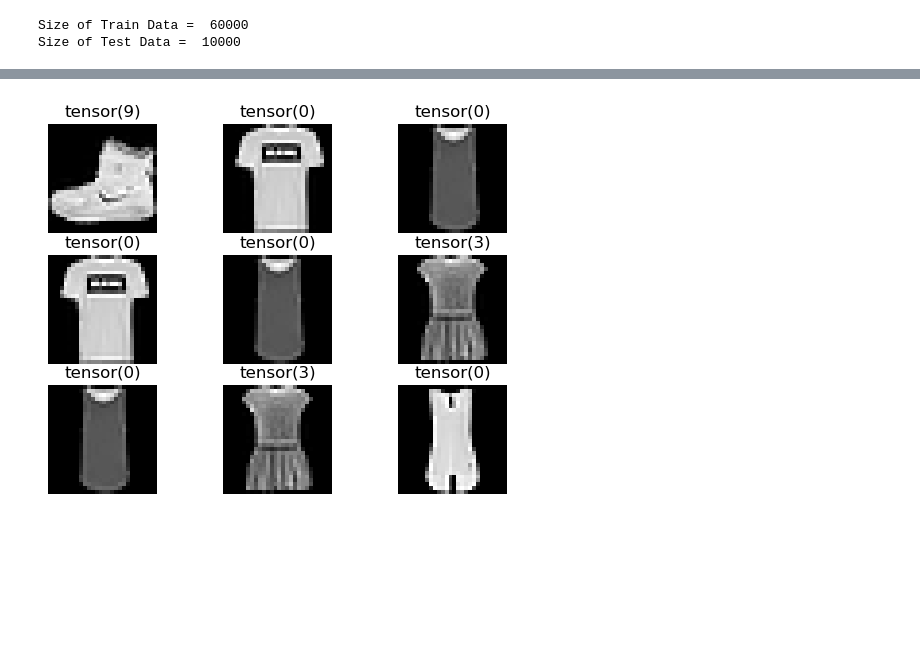
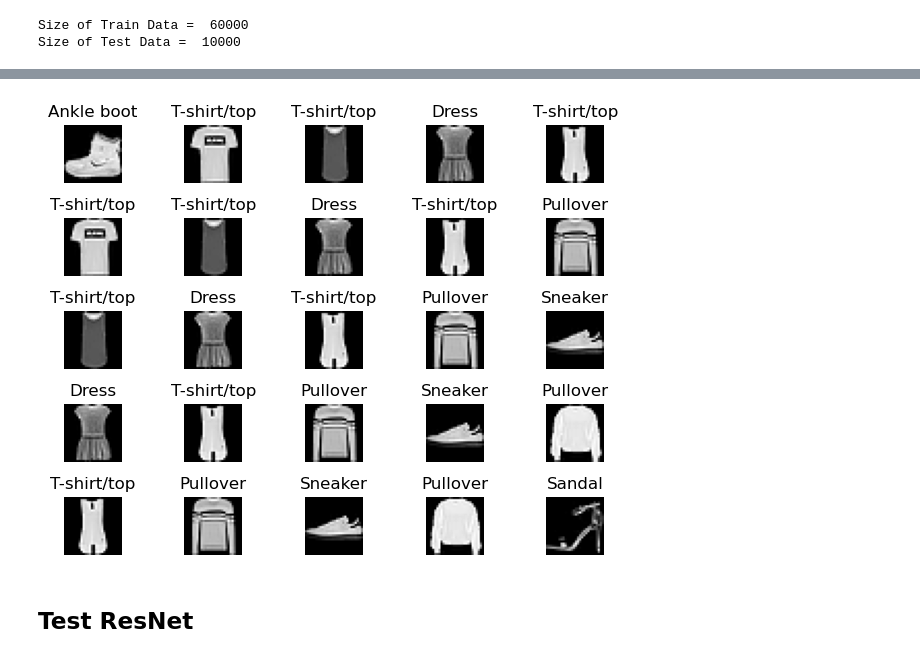
Before and after one commit to xiuyu-lana/Data_Mining_Project_Group_19, a Jupyter notebook: main.ipynb, the cells around one changed output, grey strips where cells are left out. Cells and saved outputs as stored; diff of their text form; code cells hidden in the pictures; blank space fills up the shorter version.

```diff
--- a/main.ipynb
+++ b/main.ipynb
@@ -8,8 +11,8 @@ from torchvision.datasets import FashionMNIST
 # %%
-transform = transforms.Compose([transforms.ToTensor(), transforms.Normalize(0.5, 0.5)])
-train_data = FashionMNIST(root = './Data', download=True, train=True, transform=transform)
+train_data = FashionMNIST(root = './Data', download=True, train=True, transform=transforms.Compose([transforms.ToTensor(), transforms.Normalize(mean=0.2860, std=0.3530)]))
+test_data = FashionMNIST(root = './Data', download=True, train=False, transform=transforms.Compose([transforms.ToTensor(), transforms.Normalize(mean=0.2860, std=0.3530)]))
+
 print('Size of Train Data = ', len(train_data))
-test_data = FashionMNIST(root = './Data', download=True, train=False, transform=transform)
 print('Size of Test Data = ', len(test_data))
 # %% [output]
 Size of Train Data =  60000
@@ -17,10 +35,14 @@ Size of Test Data =  10000
 # %%
-fig, ax = plt.subplots(nrows = 3, ncols = 3)
-for i in range(3):
-    for j in range(3):
+fig, ax = plt.subplots(nrows = 5, ncols = 5)
+for i in range(5):
+    for j in range(5):
         ax[i,j].imshow(train_data.data[i+j], cmap='gray')
-        ax[i,j].set_title(train_data.targets[i+j])
+        ax[i,j].set_title(train_data.classes[train_data.targets[i+j].item()])
         ax[i, j].axis('off')
+
+plt.tight_layout()
 plt.show()
 # %% [output]
-[figure, old version]
+[figure, new version]
+# %% [markdown]
+## Test ResNet
```
Also changed, not shown: parts of 6 cells of this notebook, 1 other file.
